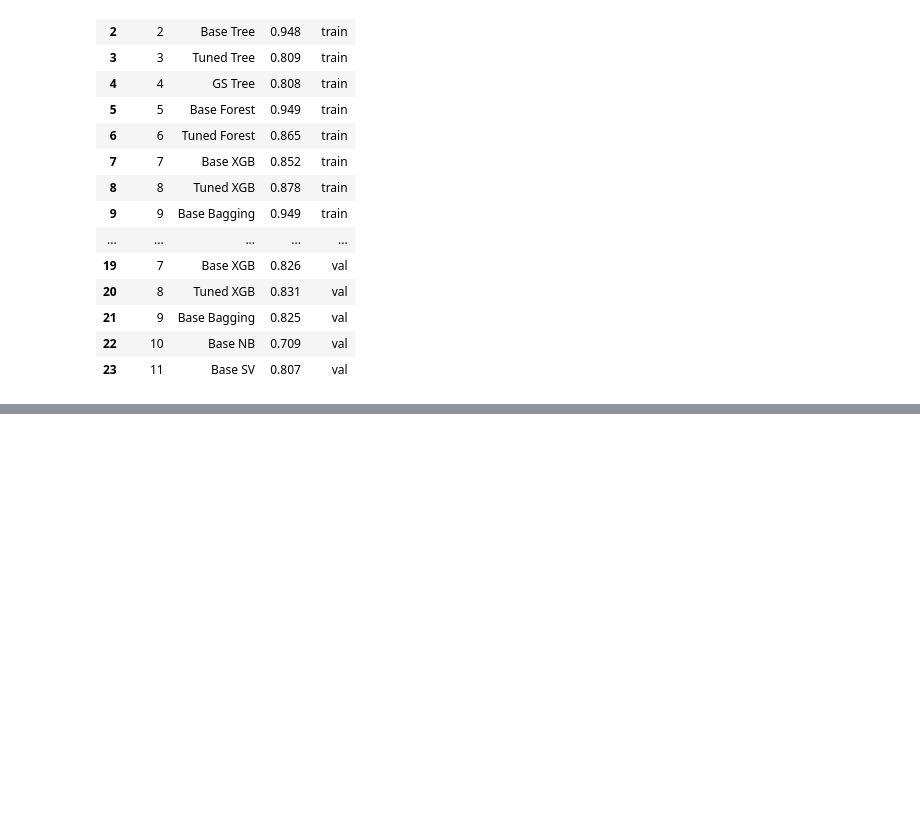
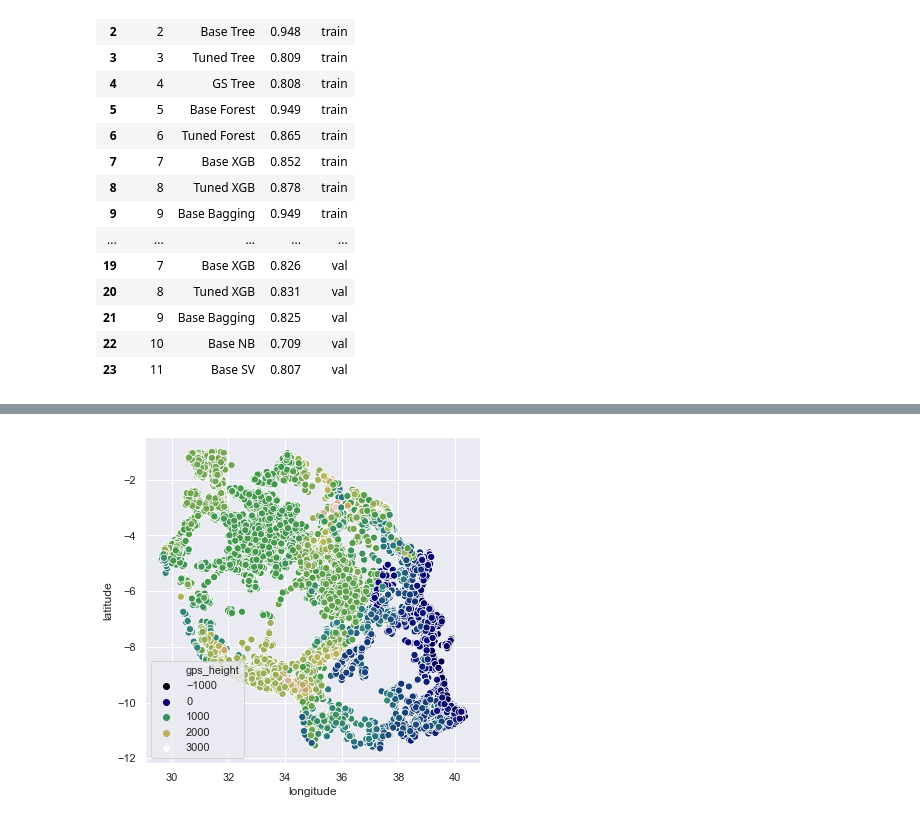
Before and after one commit to Robertoliver2000/TanzaniaWaterProject, a Jupyter notebook: notebooks/exploratory/killian_notebooks/killian_notebook.ipynb, the cells around one changed output, grey strips where cells are left out. Saved outputs shown, nothing was run; the diff lists cells and outputs as text; code cells hidden in the pictures; blank space fills up the shorter version.

```diff
--- a/notebooks/exploratory/killian_notebooks/killian_notebook.ipynb
+++ b/notebooks/exploratory/killian_notebooks/killian_notebook.ipynb
@@ -470,0 +477,7 @@ plt.ylim(.6, 1)
+# %%
+X_graph = X_clean.loc[X['longitude'] != 0]
+# %%
+fig, ax = plt.subplots(figsize=(6,6))
+sns.scatterplot(data = X_graph, y = 'latitude', x = 'longitude', hue='gps_height', palette = 'gist_earth', s=50);
+# %% [output]
+[figure, added]
```
Also changed, not shown: parts of 4 cells of this notebook, 1 other file.
